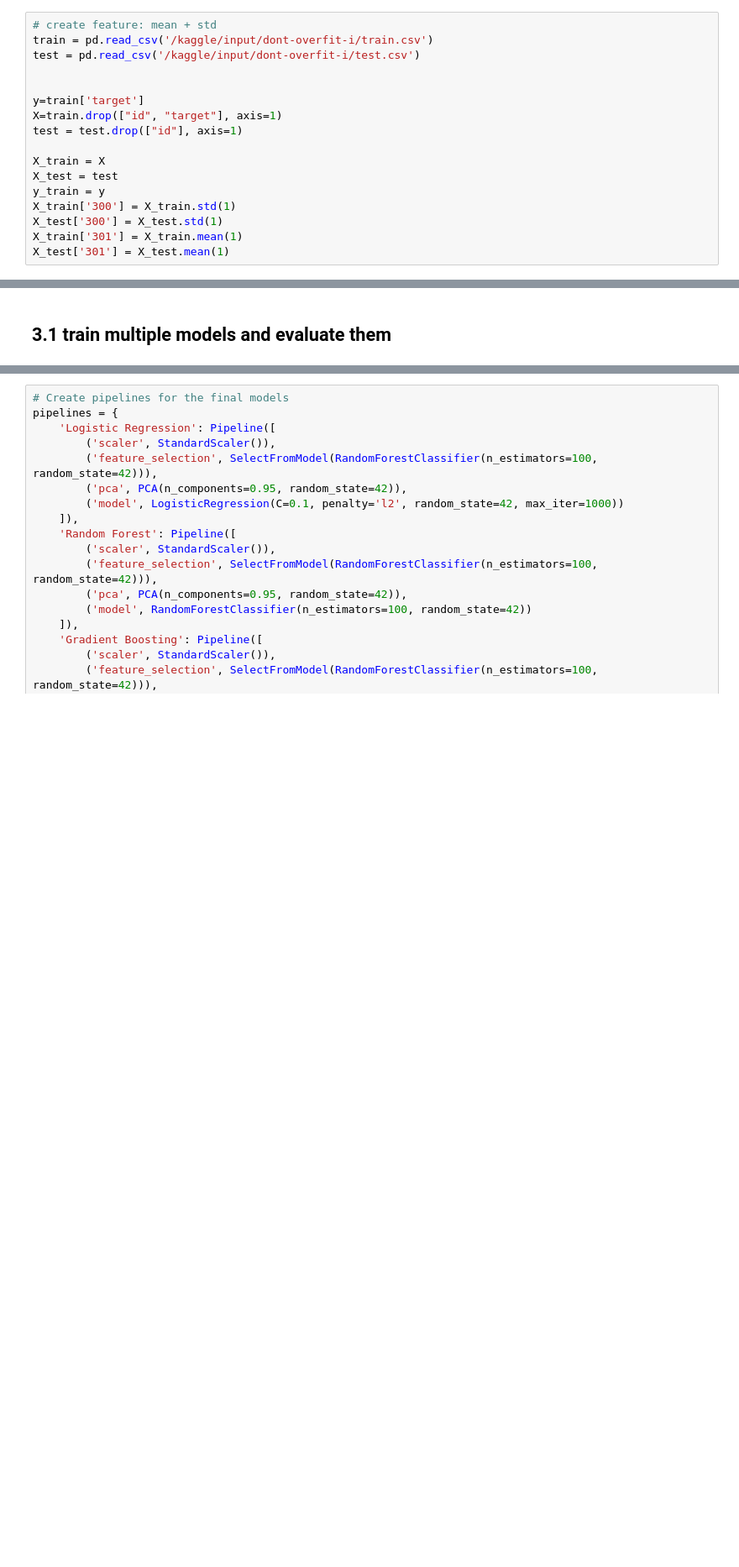
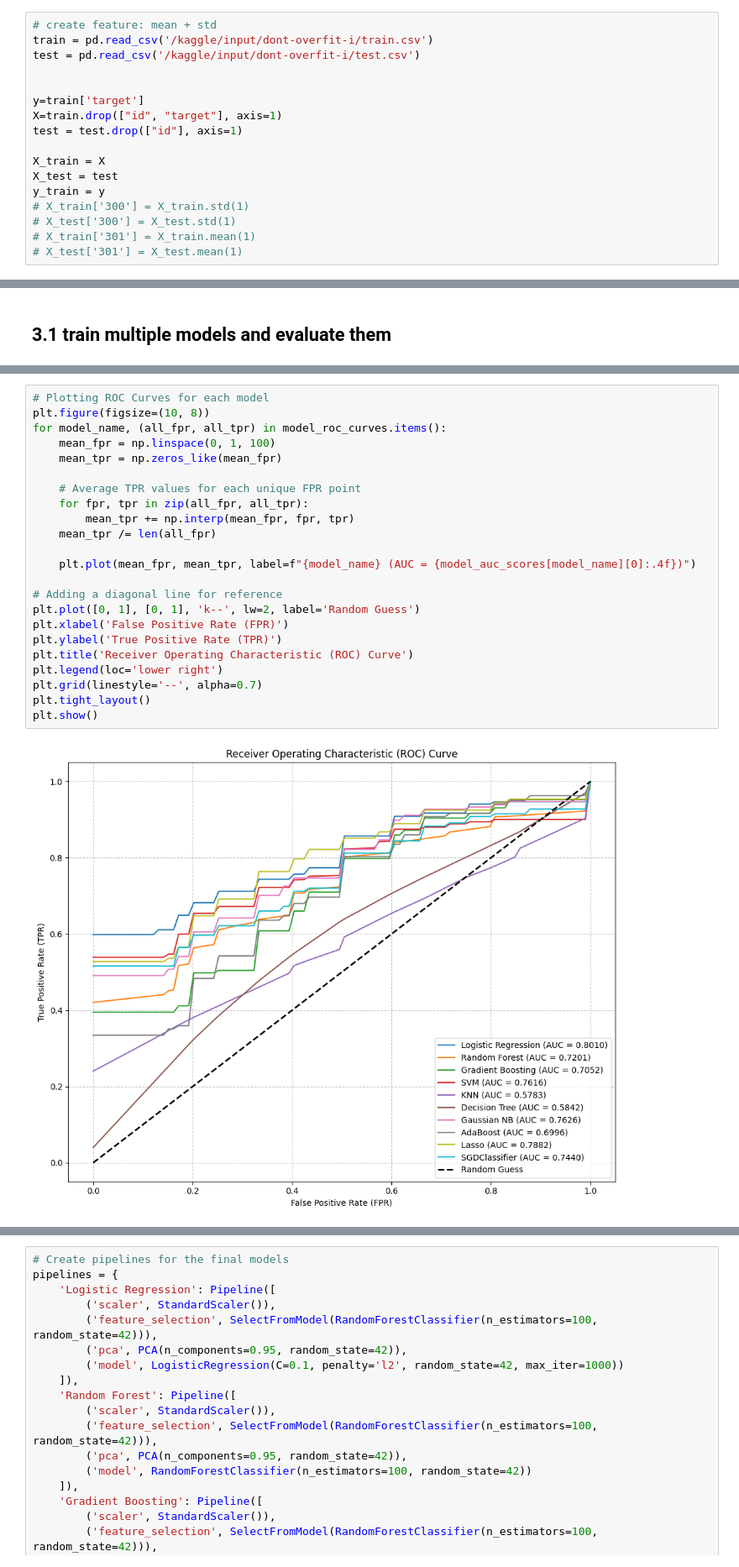
Before and after one commit to zoezhousy/COMP4432_Kaggle_Dont_Overfit_II, a Jupyter notebook: comp4432-dont-overfit-ii.ipynb, the cells around one changed output, grey strips where cells are left out. Shown at 84% size. Cells and saved outputs as stored; diff of their text form; blank space fills up the shorter version.

```diff
--- a/comp4432-dont-overfit-ii.ipynb
+++ b/comp4432-dont-overfit-ii.ipynb
@@ -227,10 +230,10 @@ test = test.drop(["id"], axis=1)
 X_train = X
 X_test = test
 y_train = y
-X_train['300'] = X_train.std(1)
-X_test['300'] = X_test.std(1)
-X_train['301'] = X_train.mean(1)
-X_test['301'] = X_test.mean(1)
+# X_train['300'] = X_train.std(1)
+# X_test['300'] = X_test.std(1)
+# X_train['301'] = X_train.mean(1)
+# X_test['301'] = X_test.mean(1)
 # %%
 X_train.shape, X_test.shape, y_train.shape
 # %% [output]
@@ -375 +376,26 @@ plt.show()
+# %%
+# Plotting ROC Curves for each model
+plt.figure(figsize=(10, 8))
+for model_name, (all_fpr, all_tpr) in model_roc_curves.items():
+    mean_fpr = np.linspace(0, 1, 100)
+    mean_tpr = np.zeros_like(mean_fpr)
+
+    # Average TPR values for each unique FPR point
+    for fpr, tpr in zip(all_fpr, all_tpr):
+        mean_tpr += np.interp(mean_fpr, fpr, tpr)
+    mean_tpr /= len(all_fpr)
+
+    plt.plot(mean_fpr, mean_tpr, label=f"{model_name} (AUC = {model_auc_scores[model_name][0]:.4f})")
+
+# Adding a diagonal line for reference
+plt.plot([0, 1], [0, 1], 'k--', lw=2, label='Random Guess')
+plt.xlabel('False Positive Rate (FPR)')
+plt.ylabel('True Positive Rate (TPR)')
+plt.title('Receiver Operating Characteristic (ROC) Curve')
+plt.legend(loc='lower right')
+plt.grid(linestyle='--', alpha=0.7)
+plt.tight_layout()
+plt.show()
+# %% [output]
+[figure, added]
 # %% [markdown]
```
Also changed, not shown: parts of 43 cells of this notebook.
